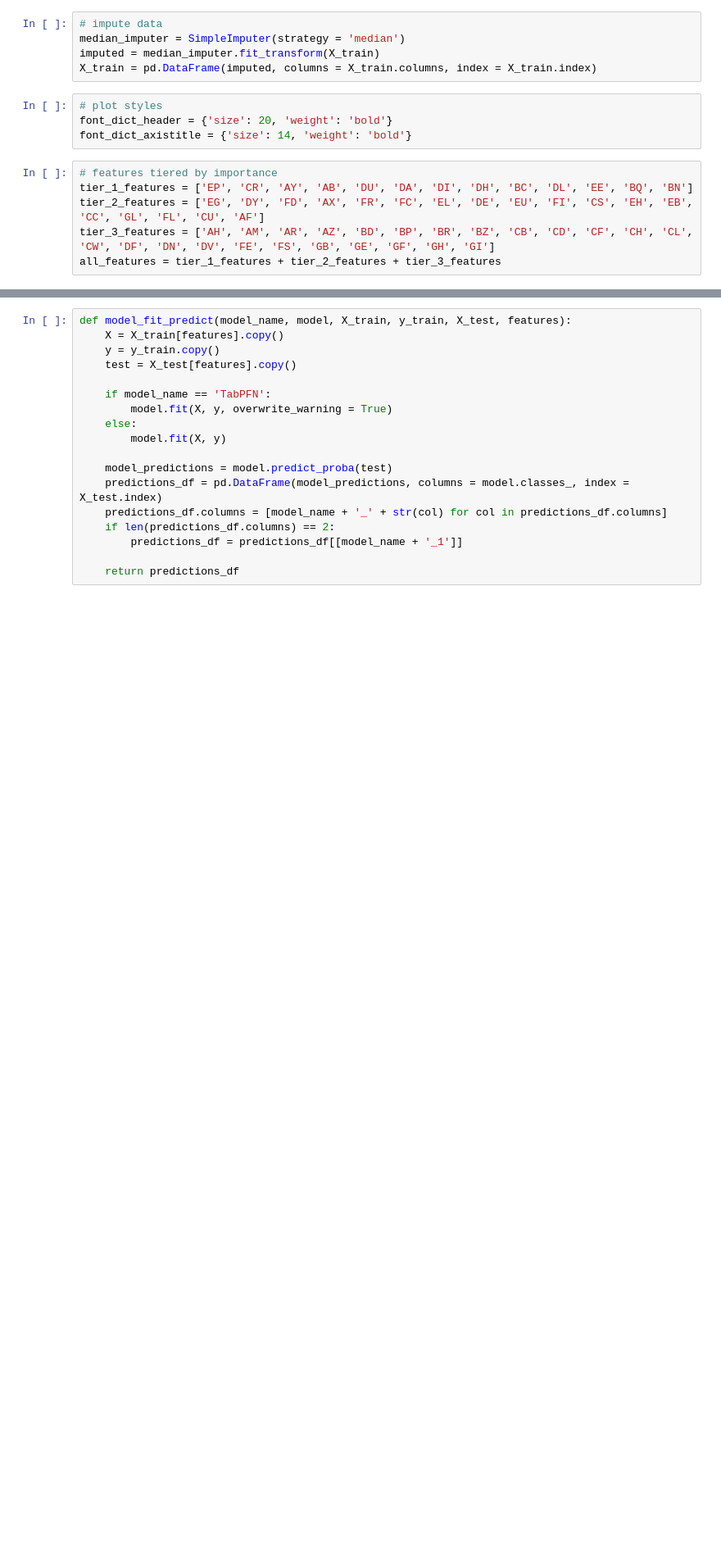
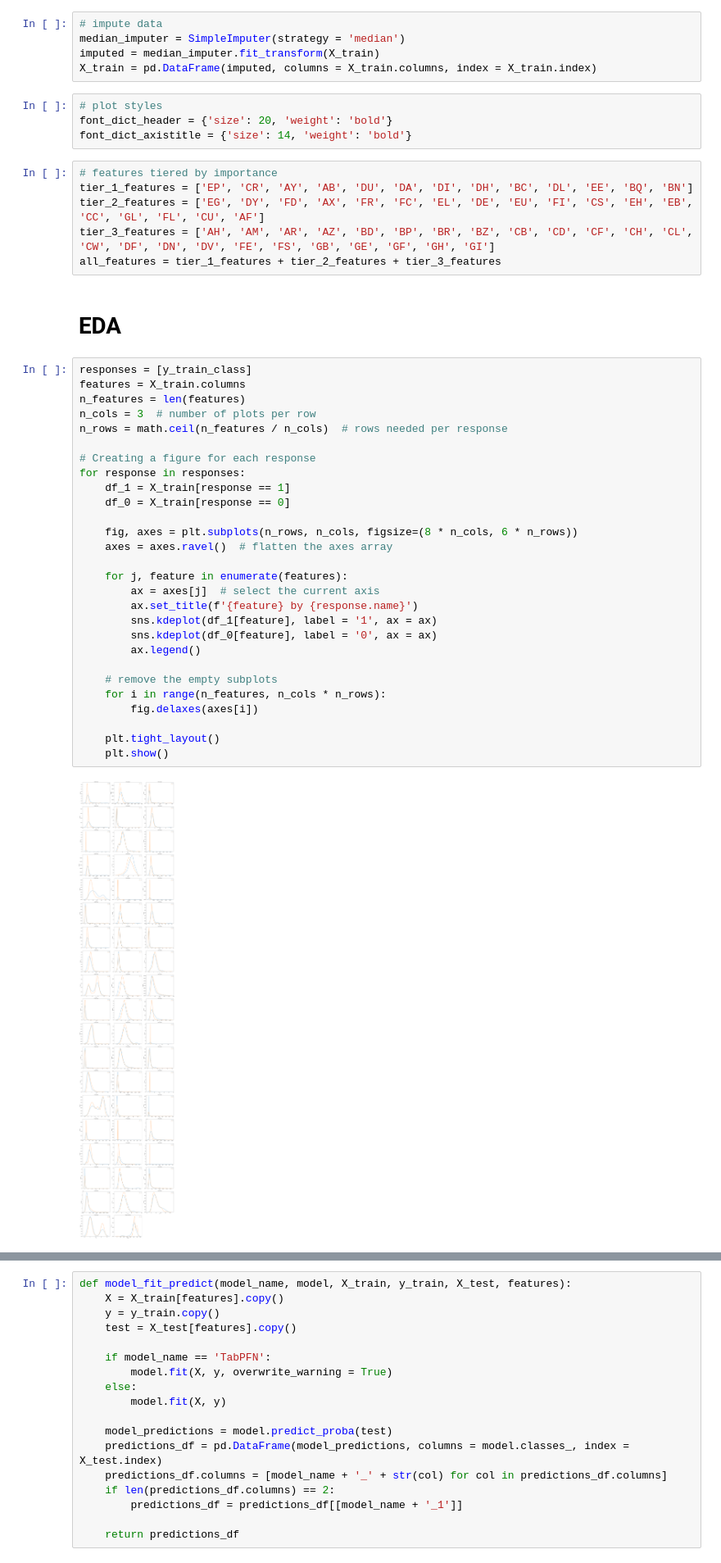
Before and after one commit to ClayGendron/icr-identify-age-related-conditions-kaggle, a Jupyter notebook: icr-gendron-2.ipynb, the cells around one changed output, grey strips where cells are left out. Shown at 82% size. Saved outputs shown, nothing was run; the diff lists cells and outputs as text; blank space fills up the shorter version.

```diff
--- a/icr-gendron-2.ipynb
+++ b/icr-gendron-2.ipynb
@@ -109,3 +110,35 @@ tier_1_features = ['EP', 'CR', 'AY', 'AB', 'DU', 'DA', 'DI', 'DH', 'BC', 'DL', '
 tier_2_features = ['EG', 'DY', 'FD', 'AX', 'FR', 'FC', 'EL', 'DE', 'EU', 'FI', 'CS', 'EH', 'EB', 'CC', 'GL', 'FL', 'CU', 'AF']
 tier_3_features = ['AH', 'AM', 'AR', 'AZ', 'BD', 'BP', 'BR', 'BZ', 'CB', 'CD', 'CF', 'CH', 'CL', 'CW', 'DF', 'DN', 'DV', 'FE', 'FS', 'GB', 'GE', 'GF', 'GH', 'GI']
 all_features = tier_1_features + tier_2_features + tier_3_features
+# %% [markdown]
+# EDA
+# %%
+responses = [y_train_class]
+features = X_train.columns
+n_features = len(features)
+n_cols = 3  # number of plots per row
+n_rows = math.ceil(n_features / n_cols)  # rows needed per response
+
+# Creating a figure for each response
+for response in responses:
+    df_1 = X_train[response == 1]
+    df_0 = X_train[response == 0]
+
+    fig, axes = plt.subplots(n_rows, n_cols, figsize=(8 * n_cols, 6 * n_rows))
+    axes = axes.ravel()  # flatten the axes array
+
+    for j, feature in enumerate(features):
+        ax = axes[j]  # select the current axis
+        ax.set_title(f'{feature} by {response.name}')
+        sns.kdeplot(df_1[feature], label = '1', ax = ax)
+        sns.kdeplot(df_0[feature], label = '0', ax = ax)
+        ax.legend()
+
+    # remove the empty subplots
+    for i in range(n_features, n_cols * n_rows):
+        fig.delaxes(axes[i])
+
+    plt.tight_layout()
+    plt.show()
+# %% [output]
+[figure, added]
```
Also changed, not shown: parts of 218 cells of this notebook, 11 other files.
